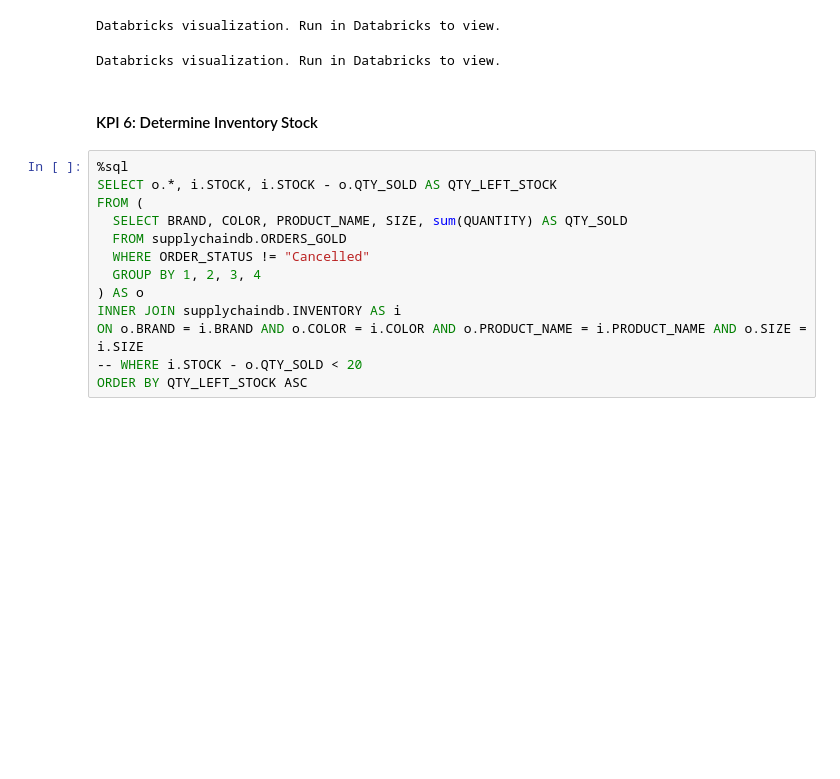
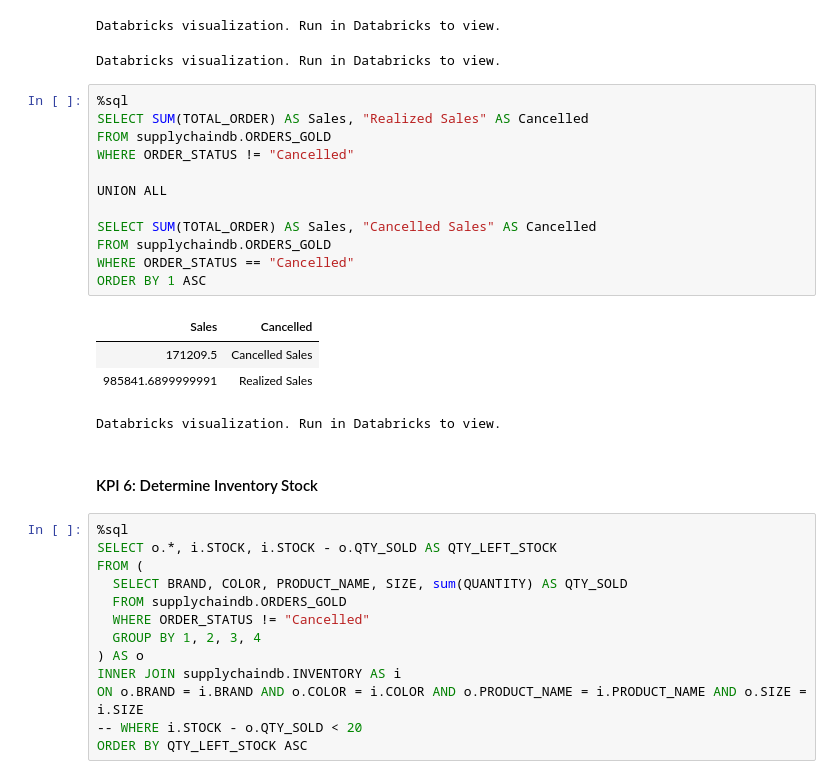
Before and after one commit to vpapaioannou/data_science_and_big_data_projects, a Jupyter notebook: online_clothing_company/Order History Analysis for an Online Clothing Brand Using Databricks Big Data with Delta Lakes.ipynb, the cells around one changed output. Cells and saved outputs as stored; diff of their text form; blank space fills up the shorter version.

```diff
--- a/online_clothing_company/Order History Analysis for an Online Clothing Brand Using Databricks Big Data with Delta Lakes.ipynb
+++ b/online_clothing_company/Order History Analysis for an Online Clothing Brand Using Databricks Big Data with Delta Lakes.ipynb
@@ -445,6 +479,23 @@ ORDER BY 1 ASC
 | 2023-06-01T00:00:00.000+0000 | 8992.82 | YES |
 Databricks visualization. Run in Databricks to view.
 Databricks visualization. Run in Databricks to view.
+# %%
+%sql
+SELECT SUM(TOTAL_ORDER) AS Sales, "Realized Sales" AS Cancelled
+FROM supplychaindb.ORDERS_GOLD
+WHERE ORDER_STATUS != "Cancelled"
+
+UNION ALL
+
+SELECT SUM(TOTAL_ORDER) AS Sales, "Cancelled Sales" AS Cancelled
+FROM supplychaindb.ORDERS_GOLD
+WHERE ORDER_STATUS == "Cancelled"
+ORDER BY 1 ASC
+# %% [output]
+| Sales | Cancelled |
+| 171209.5 | Cancelled Sales |
+| 985841.6899999991 | Realized Sales |
+Databricks visualization. Run in Databricks to view.
 # %% [markdown]
 #### KPI 6: Determine Inventory Stock
 # %%
```
Also changed, not shown: parts of 2 cells of this notebook.
